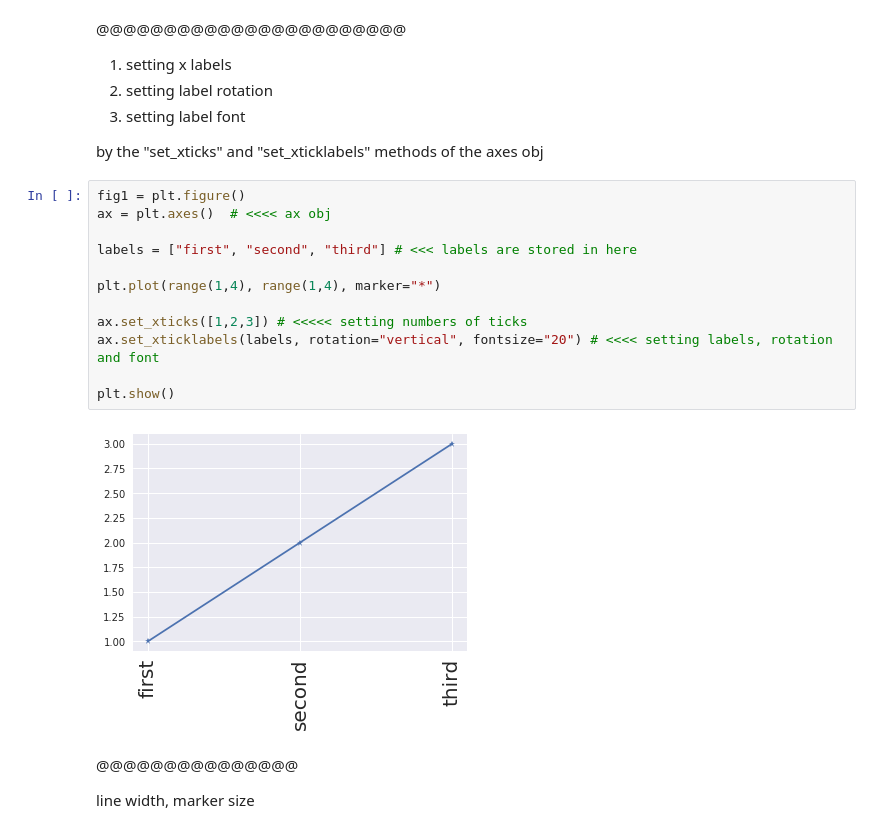
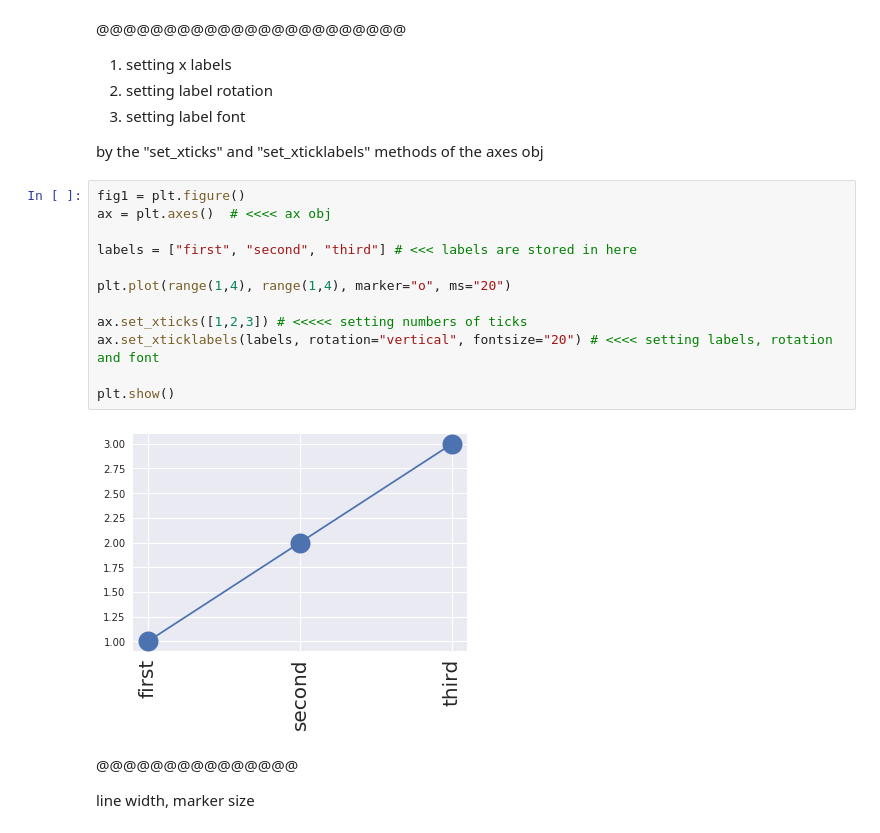
Before and after one commit to babinyurii/cheet_sheets, a Jupyter notebook: matplotlib_cheet_sheet.ipynb, the cells around one changed output. Cells and saved outputs as stored; diff of their text form.

```diff
--- a/matplotlib_cheet_sheet.ipynb
+++ b/matplotlib_cheet_sheet.ipynb
@@ -60,17 +60,17 @@ by the "set_xticks" and "set_xticklabels" methods of the axes obj
 # %%
 fig1 = plt.figure()
 ax = plt.axes()  # <<<< ax obj
 
 labels = ["first", "second", "third"] # <<< labels are stored in here
 
-plt.plot(range(1,4), range(1,4), marker="*")
+plt.plot(range(1,4), range(1,4), marker="o", ms="20")
 
 ax.set_xticks([1,2,3]) # <<<<< setting numbers of ticks
 ax.set_xticklabels(labels, rotation="vertical", fontsize="20") # <<<< setting labels, rotation and font
 
 plt.show()
 # %% [output]
-[figure, old version]
+[figure, new version]
 # %% [markdown]
 @@@@@@@@@@@@@@@
 
```
Also changed, not shown: parts of 1 cell of this notebook.
